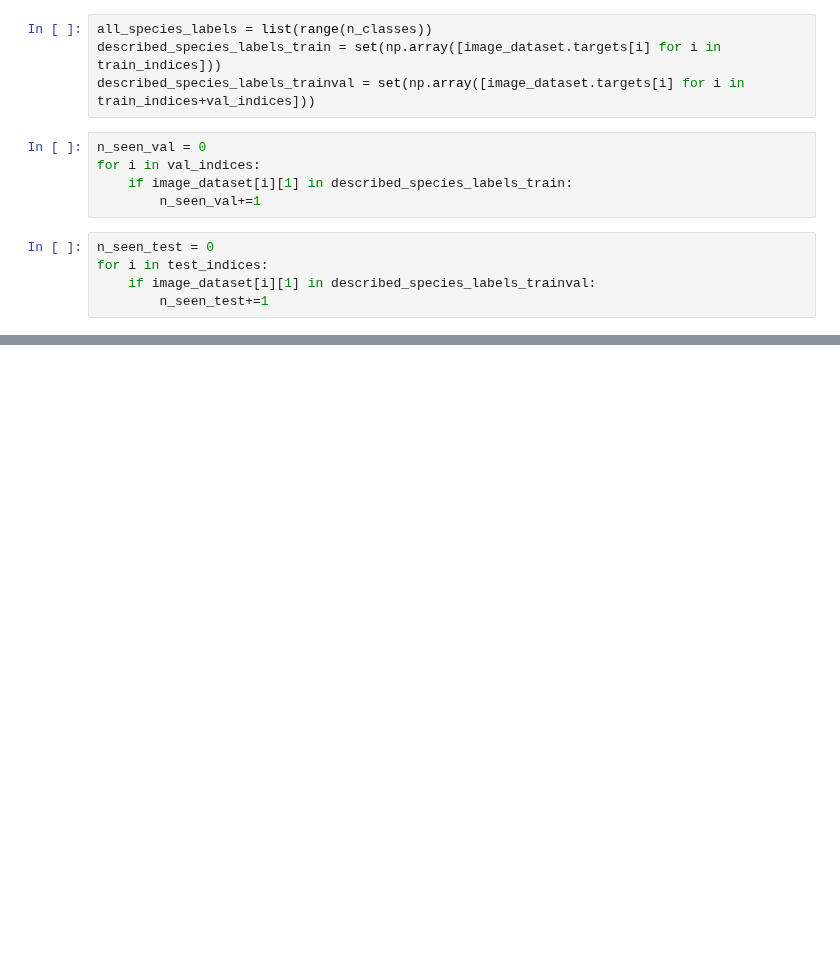
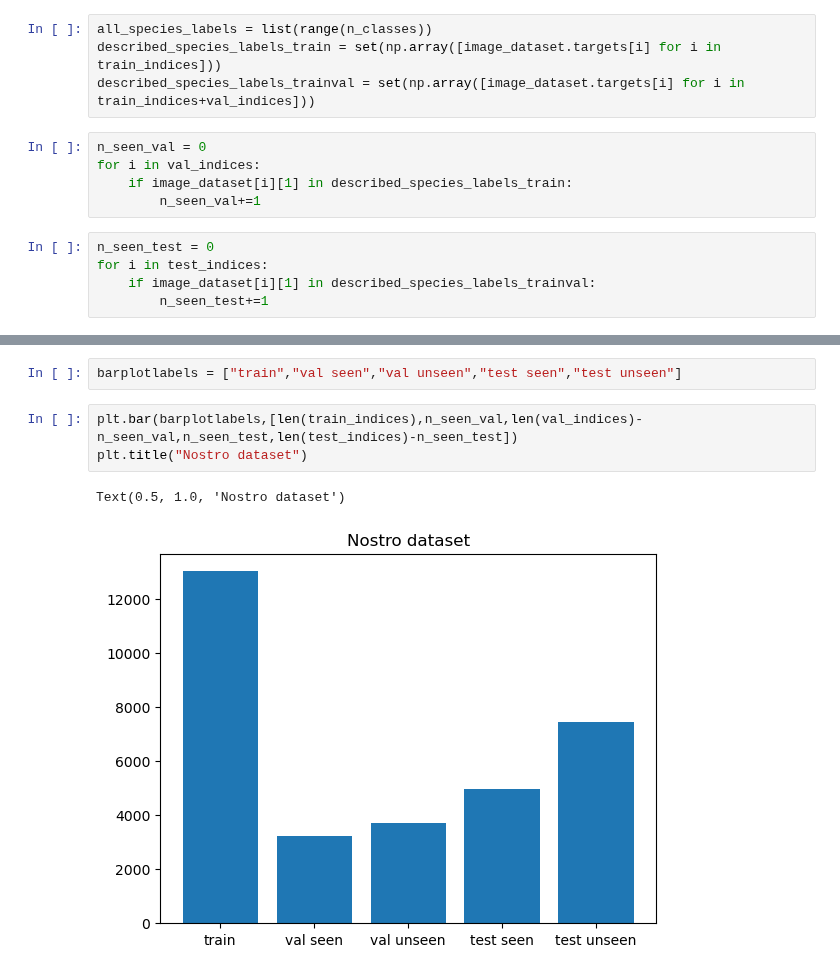
Before and after one commit to matteodegobbi/InsectClassification, a Jupyter notebook: statistiche_dataset.ipynb, the cells around one changed output, grey strips where cells are left out. Drawn from its saved outputs; the diff is of its cells as text; blank space fills up the shorter version.

```diff
--- a/statistiche_dataset.ipynb
+++ b/statistiche_dataset.ipynb
@@ -81,0 +86,8 @@ NameError: name 'train_indices' is not defined
+# %%
+barplotlabels = ["train","val seen","val unseen","test seen","test unseen"]
+# %%
+plt.bar(barplotlabels,[len(train_indices),n_seen_val,len(val_indices)-n_seen_val,n_seen_test,len(test_indices)-n_seen_test])
+plt.title("Nostro dataset")
+# %% [output]
+Text(0.5, 1.0, 'Nostro dataset')
+[figure, added]
```
Also changed, not shown: parts of 4 cells of this notebook, 1 other file.
